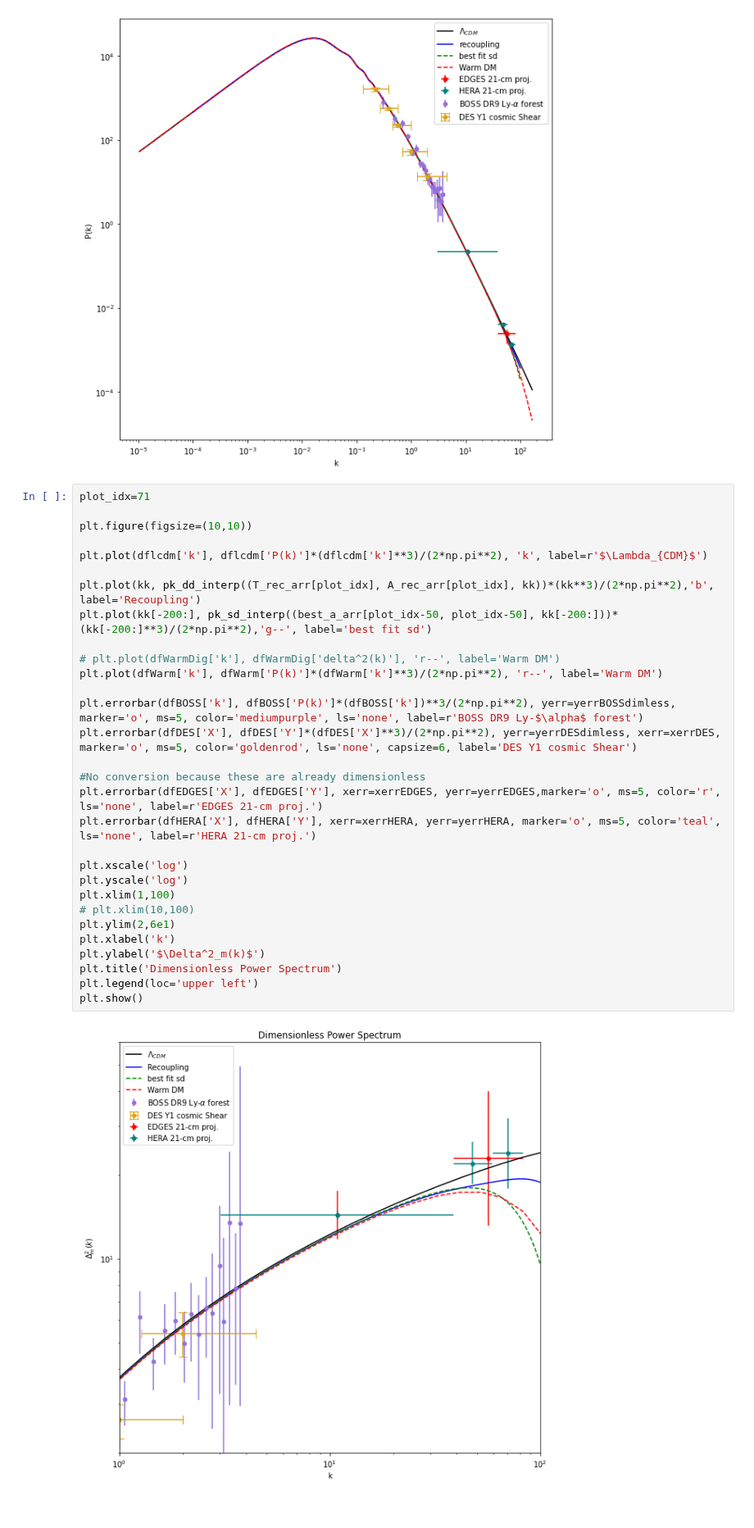
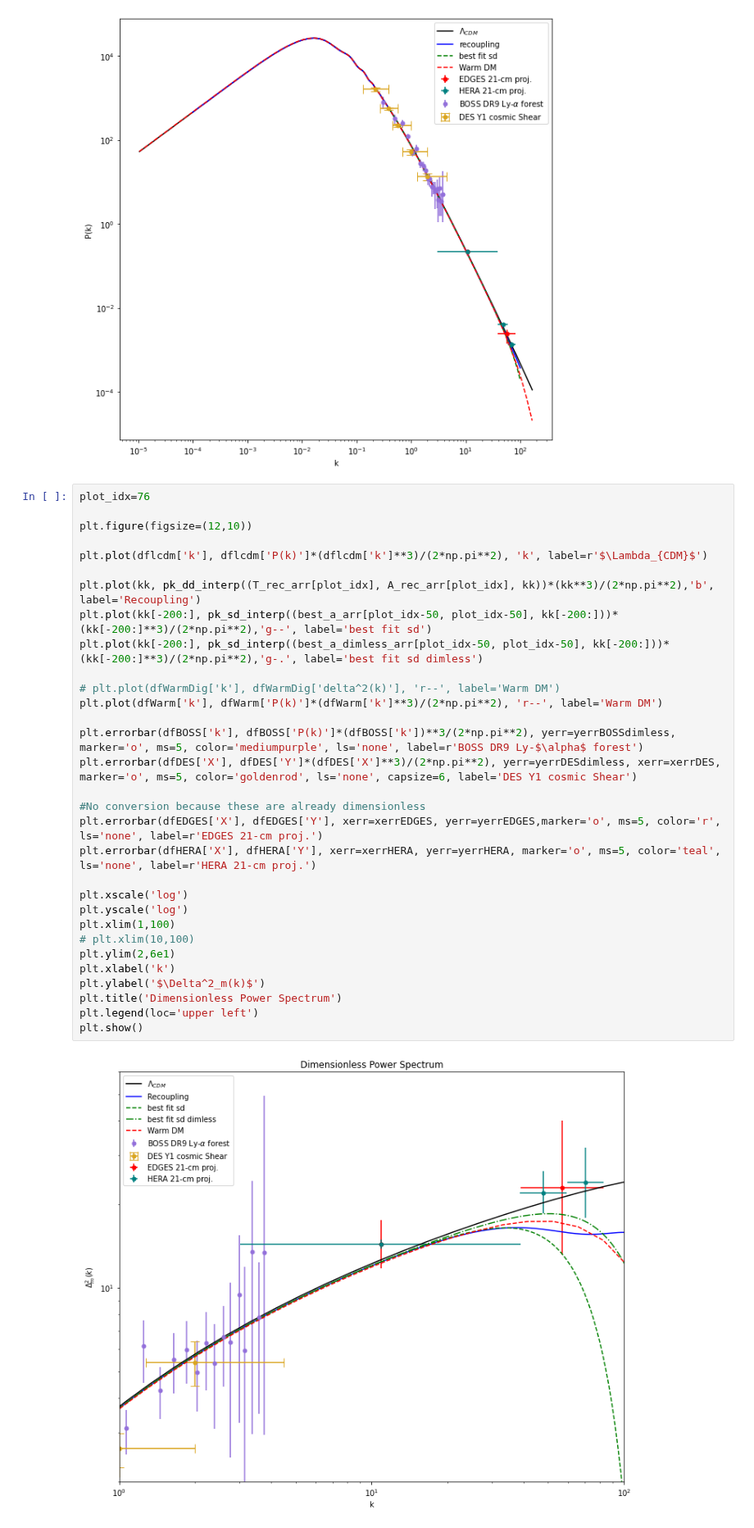
Before and after one commit to NolanSmyth/class_recoupling, a Jupyter notebook: analyze_interps.ipynb, the cells around one changed output. Shown at 82% size. Cells and saved outputs as stored; diff of their text form.

Commit message:
Added dimensionless best fit

```diff
--- a/analyze_interps.ipynb
+++ b/analyze_interps.ipynb
@@ -416,34 +416,35 @@ plt.show()
 # %% [output]
 [figure]
 # %%
-plot_idx=71
+plot_idx=76
 
-plt.figure(figsize=(10,10))
+plt.figure(figsize=(12,10))
 
 plt.plot(dflcdm['k'], dflcdm['P(k)']*(dflcdm['k']**3)/(2*np.pi**2), 'k', label=r'$\Lambda_{CDM}$')
 
 plt.plot(kk, pk_dd_interp((T_rec_arr[plot_idx], A_rec_arr[plot_idx], kk))*(kk**3)/(2*np.pi**2),'b', label='Recoupling')
 plt.plot(kk[-200:], pk_sd_interp((best_a_arr[plot_idx-50, plot_idx-50], kk[-200:]))*(kk[-200:]**3)/(2*np.pi**2),'g--', label='best fit sd')
+plt.plot(kk[-200:], pk_sd_interp((best_a_dimless_arr[plot_idx-50, plot_idx-50], kk[-200:]))*(kk[-200:]**3)/(2*np.pi**2),'g-.', label='best fit sd dimless')
 
 # plt.plot(dfWarmDig['k'], dfWarmDig['delta^2(k)'], 'r--', label='Warm DM')
 plt.plot(dfWarm['k'], dfWarm['P(k)']*(dfWarm['k']**3)/(2*np.pi**2), 'r--', label='Warm DM')
 
 plt.errorbar(dfBOSS['k'], dfBOSS['P(k)']*(dfBOSS['k'])**3/(2*np.pi**2), yerr=yerrBOSSdimless, marker='o', ms=5, color='mediumpurple', ls='none', label=r'BOSS DR9 Ly-$\alpha$ forest')
 plt.errorbar(dfDES['X'], dfDES['Y']*(dfDES['X']**3)/(2*np.pi**2), yerr=yerrDESdimless, xerr=xerrDES, marker='o', ms=5, color='goldenrod', ls='none', capsize=6, label='DES Y1 cosmic Shear')
 
 #No conversion because these are already dimensionless
 plt.errorbar(dfEDGES['X'], dfEDGES['Y'], xerr=xerrEDGES, yerr=yerrEDGES,marker='o', ms=5, color='r', ls='none', label=r'EDGES 21-cm proj.')
 plt.errorbar(dfHERA['X'], dfHERA['Y'], xerr=xerrHERA, yerr=yerrHERA, marker='o', ms=5, color='teal', ls='none', label=r'HERA 21-cm proj.')
 
 plt.xscale('log')
 plt.yscale('log')
 plt.xlim(1,100)
 # plt.xlim(10,100)
 plt.ylim(2,6e1)
 plt.xlabel('k')
 plt.ylabel('$\Delta^2_m(k)$')
 plt.title('Dimensionless Power Spectrum')
 plt.legend(loc='upper left')
 plt.show()
 # %% [output]
-[figure, old version]
+[figure, new version]
```
